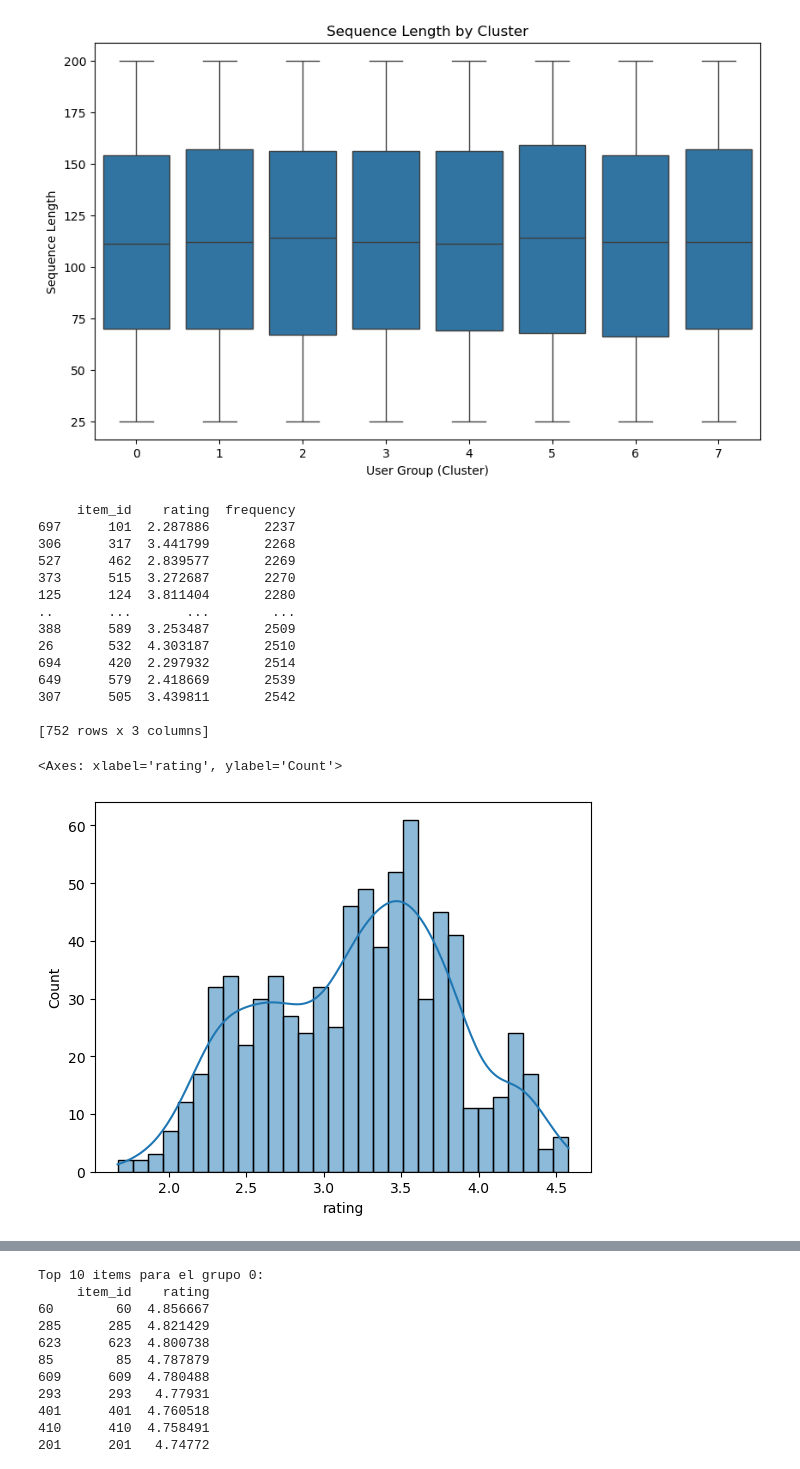
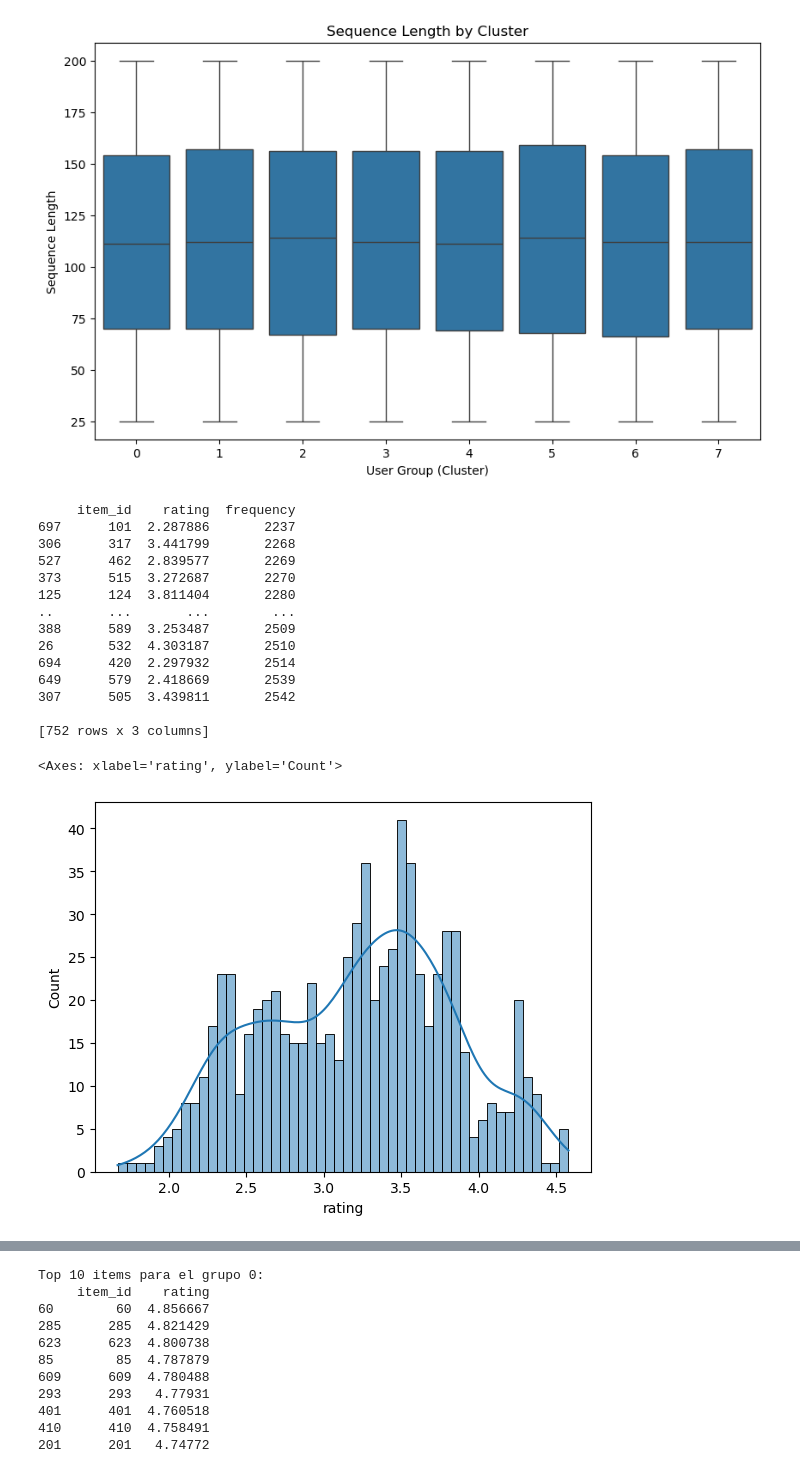
Before and after one commit to sofips/Decision-Transformer-Recomendaciones, a Jupyter notebook: notebooks/01_exploracion_dataset.ipynb, the cells around one changed output, grey strips where cells are left out. Saved outputs shown, nothing was run; the diff lists cells and outputs as text; code cells hidden in the pictures.

```diff
--- a/notebooks/01_exploracion_dataset.ipynb
+++ b/notebooks/01_exploracion_dataset.ipynb
@@ -201,35 +205,35 @@ item_mean_df = (
     .groupby('item_id')['rating']
     .mean()
     .reset_index()
     .sort_values('rating', ascending=False)
 )
 
 item_freq = df_expanded['item_id'].value_counts().reset_index()
 item_freq.columns = ['item_id', 'frequency']
 
 item_mean_df = item_mean_df.merge(item_freq, on='item_id')
 item_mean_df = item_mean_df.sort_values('frequency', ascending=True)
 
 print(item_mean_df)
 
-sns.histplot(item_mean_df['rating'], bins=30, kde=True)
+sns.histplot(item_mean_df['rating'], bins=50, kde=True)
 # %% [output]
      item_id    rating  frequency
 697      101  2.287886       2237
 306      317  3.441799       2268
 527      462  2.839577       2269
 373      515  3.272687       2270
 125      124  3.811404       2280
 ..       ...       ...        ...
 388      589  3.253487       2509
 26       532  4.303187       2510
 694      420  2.297932       2514
 649      579  2.418669       2539
 307      505  3.439811       2542
 
 [752 rows x 3 columns]
 <Axes: xlabel='rating', ylabel='Count'>
-[figure, old version]
+[figure, new version]
 # %%
 
 item_freq = df_expanded['item_id'].value_counts()
```
Also changed, not shown: parts of 8 cells of this notebook, 2 other files.
